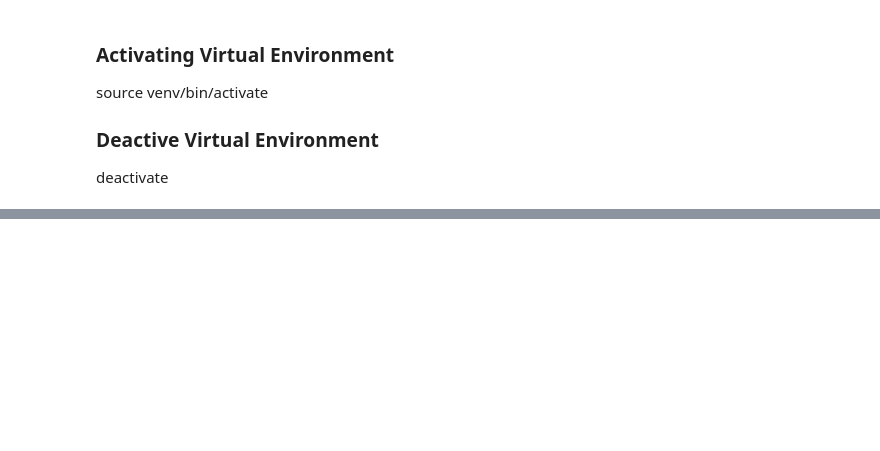
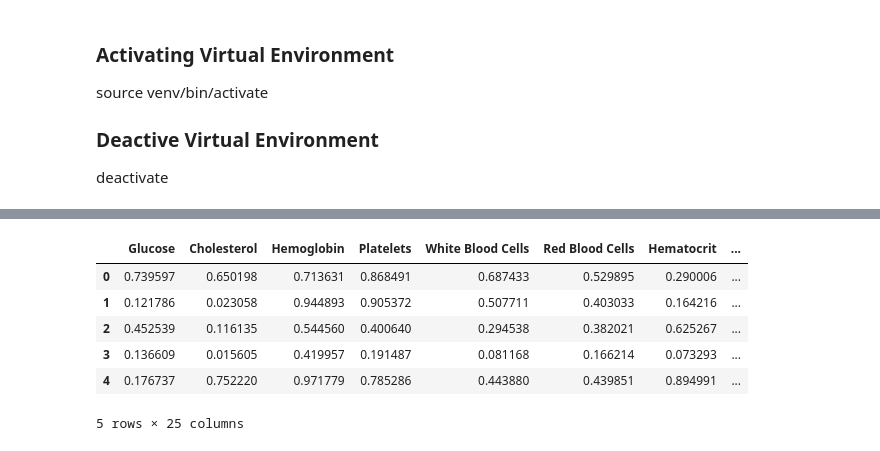
Before and after one commit to SamuelIVX/DiseasePredictionModel, a Jupyter notebook: DiseaseMLModel.ipynb, the cells around one changed output, grey strips where cells are left out. Cells and saved outputs as stored; diff of their text form; code cells hidden in the pictures; blank space fills up the shorter version.

```diff
--- a/DiseaseMLModel.ipynb
+++ b/DiseaseMLModel.ipynb
@@ -109,0 +48,10 @@ memory usage: 459.3+ KB
+# %%
+combined_df.head()
+# %% [output]
+|  | Glucose | Cholesterol | Hemoglobin | Platelets | White Blood Cells | Red Blood Cells | Hematocrit | ... |
+| 0 | 0.739597 | 0.650198 | 0.713631 | 0.868491 | 0.687433 | 0.529895 | 0.290006 | ... |
+| 1 | 0.121786 | 0.023058 | 0.944893 | 0.905372 | 0.507711 | 0.403033 | 0.164216 | ... |
+| 2 | 0.452539 | 0.116135 | 0.544560 | 0.400640 | 0.294538 | 0.382021 | 0.625267 | ... |
+| 3 | 0.136609 | 0.015605 | 0.419957 | 0.191487 | 0.081168 | 0.166214 | 0.073293 | ... |
+| 4 | 0.176737 | 0.752220 | 0.971779 | 0.785286 | 0.443880 | 0.439851 | 0.894991 | ... |
+5 rows × 25 columns
```
Also changed, not shown: parts of 16 cells of this notebook.
